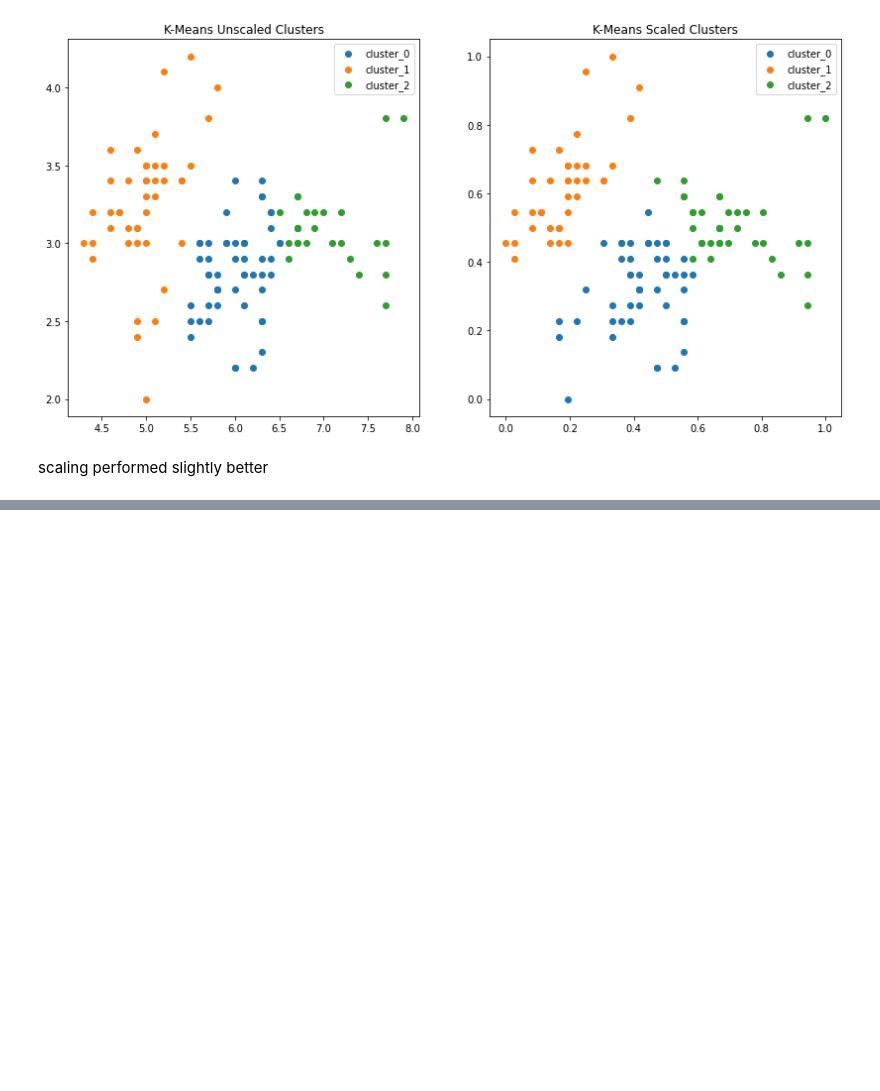
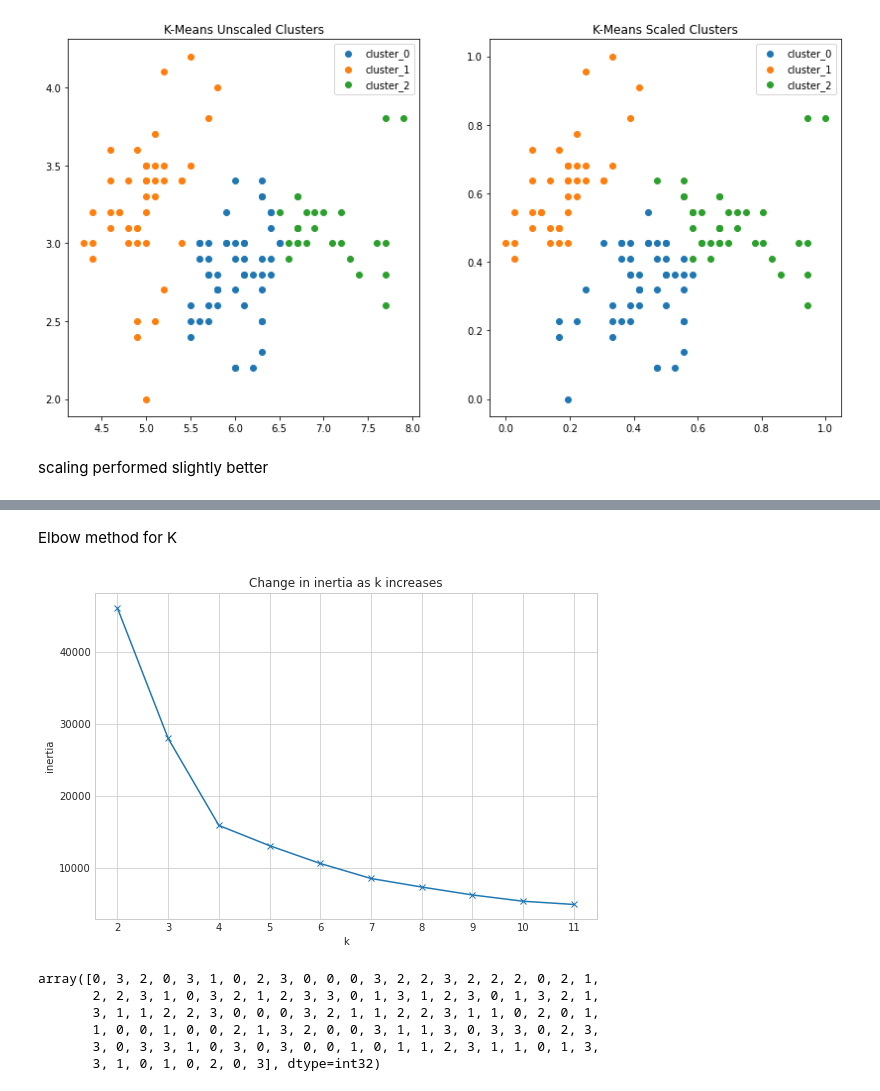
Before and after one commit to lindyc12/clustering_exercises, a Jupyter notebook: modeling.ipynb, the cells around one changed output, grey strips where cells are left out. Drawn from its saved outputs; the diff is of its cells as text; code cells hidden in the pictures; blank space fills up the shorter version.

```diff
--- a/modeling.ipynb
+++ b/modeling.ipynb
@@ -392,0 +395,3 @@ scaling performed slightly better
+# %%
+scaler, train, validate, test = wrangle_mall_df()
+train.head()
@@ -392,0 +406,3 @@ scaling performed slightly better
+# %%
+X = train[['spending_score', 'age']]
+X.head()
@@ -392,0 +417,25 @@ scaling performed slightly better
+# %% [markdown]
+Elbow method for K
+# %%
+with plt.style.context('seaborn-whitegrid'):
+    plt.figure(figsize=(9, 6))
+    pd.Series({k: KMeans(k).fit(X).inertia_ for k in range(2, 12)}).plot(marker='x')
+    plt.xticks(range(2, 12))
+    plt.xlabel('k')
+    plt.ylabel('inertia')
+    plt.title('Change in inertia as k increases')
+# %% [output]
+[figure, added]
+# %%
+kmeans = KMeans(n_clusters=4)
+kmeans.fit(X)
+
+clusters = kmeans.predict(X)
+clusters
+# %% [output]
+array([0, 3, 2, 0, 3, 1, 0, 2, 3, 0, 0, 0, 3, 2, 2, 3, 2, 2, 2, 0, 2, 1,
+       2, 2, 3, 1, 0, 3, 2, 1, 2, 3, 3, 0, 1, 3, 1, 2, 3, 0, 1, 3, 2, 1,
+       3, 1, 1, 2, 2, 3, 0, 0, 0, 3, 2, 1, 1, 2, 2, 3, 1, 1, 0, 2, 0, 1,
+       1, 0, 0, 1, 0, 0, 2, 1, 3, 2, 0, 0, 3, 1, 1, 3, 0, 3, 3, 0, 2, 3,
+       3, 0, 3, 3, 1, 0, 3, 0, 3, 0, 0, 1, 0, 1, 1, 2, 3, 1, 1, 0, 1, 3,
+       3, 1, 0, 1, 0, 2, 0, 3], dtype=int32)
```
Also changed, not shown: parts of 6 cells of this notebook.
